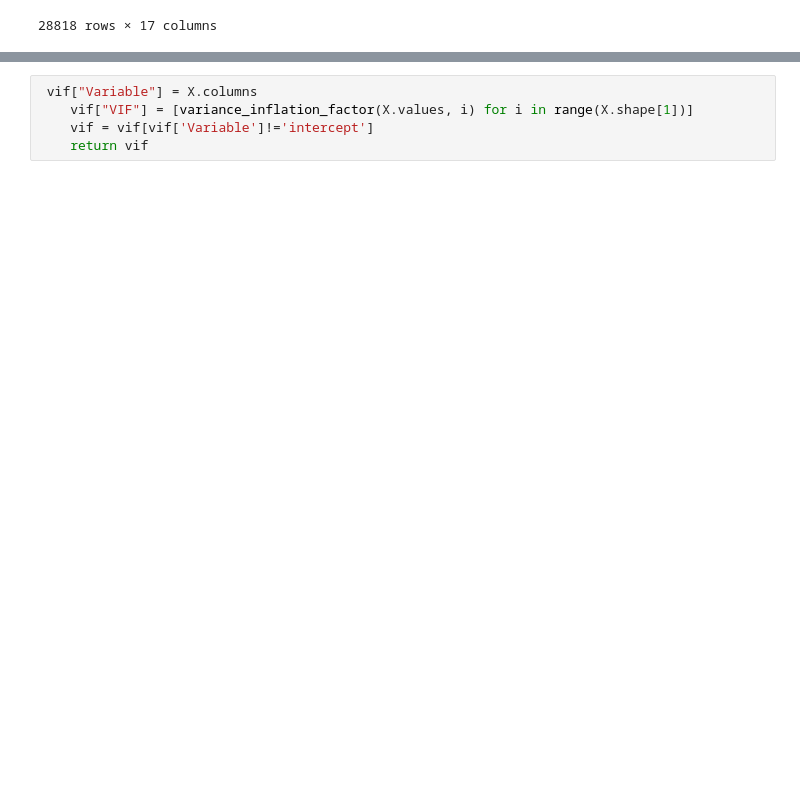
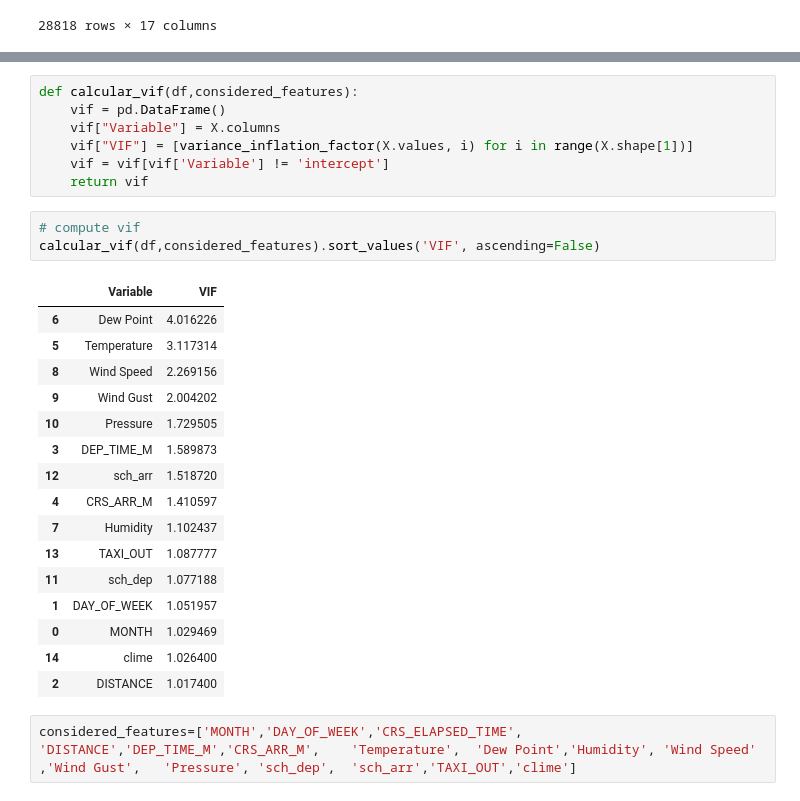
Before and after one commit to Yunue2110/FinalProject, a Jupyter notebook: Logistic_Regression.ipynb, the cells around one changed output, grey strips where cells are left out. Cells and saved outputs as stored; diff of their text form; blank space fills up the shorter version.

```diff
--- a/Logistic_Regression.ipynb
+++ b/Logistic_Regression.ipynb
@@ -466,5 +479,29 @@ IndentationError: unexpected indent (1322604651.py, line 2)
 # %%
- vif["Variable"] = X.columns
+def calcular_vif(df,considered_features):
+    vif = pd.DataFrame()
+    vif["Variable"] = X.columns
     vif["VIF"] = [variance_inflation_factor(X.values, i) for i in range(X.shape[1])]
-    vif = vif[vif['Variable']!='intercept']
+    vif = vif[vif['Variable'] != 'intercept']
     return vif
+# %%
+# compute vif
+calcular_vif(df,considered_features).sort_values('VIF', ascending=False)
+# %% [output]
+|  | Variable | VIF |
+| 6 | Dew Point | 4.016226 |
+| 5 | Temperature | 3.117314 |
+| 8 | Wind Speed | 2.269156 |
+| 9 | Wind Gust | 2.004202 |
+| 10 | Pressure | 1.729505 |
+| 3 | DEP_TIME_M | 1.589873 |
+| 12 | sch_arr | 1.518720 |
+| 4 | CRS_ARR_M | 1.410597 |
+| 7 | Humidity | 1.102437 |
+| 13 | TAXI_OUT | 1.087777 |
+| 11 | sch_dep | 1.077188 |
+| 1 | DAY_OF_WEEK | 1.051957 |
+| 0 | MONTH | 1.029469 |
+| 14 | clime | 1.026400 |
+| 2 | DISTANCE | 1.017400 |
+# %%
+considered_features=['MONTH','DAY_OF_WEEK','CRS_ELAPSED_TIME',	'DISTANCE','DEP_TIME_M','CRS_ARR_M',	'Temperature',	'Dew Point','Humidity',	'Wind Speed'	,'Wind Gust',	'Pressure',	'sch_dep',	'sch_arr','TAXI_OUT','clime']
```
Also changed, not shown: parts of 10 cells of this notebook.
